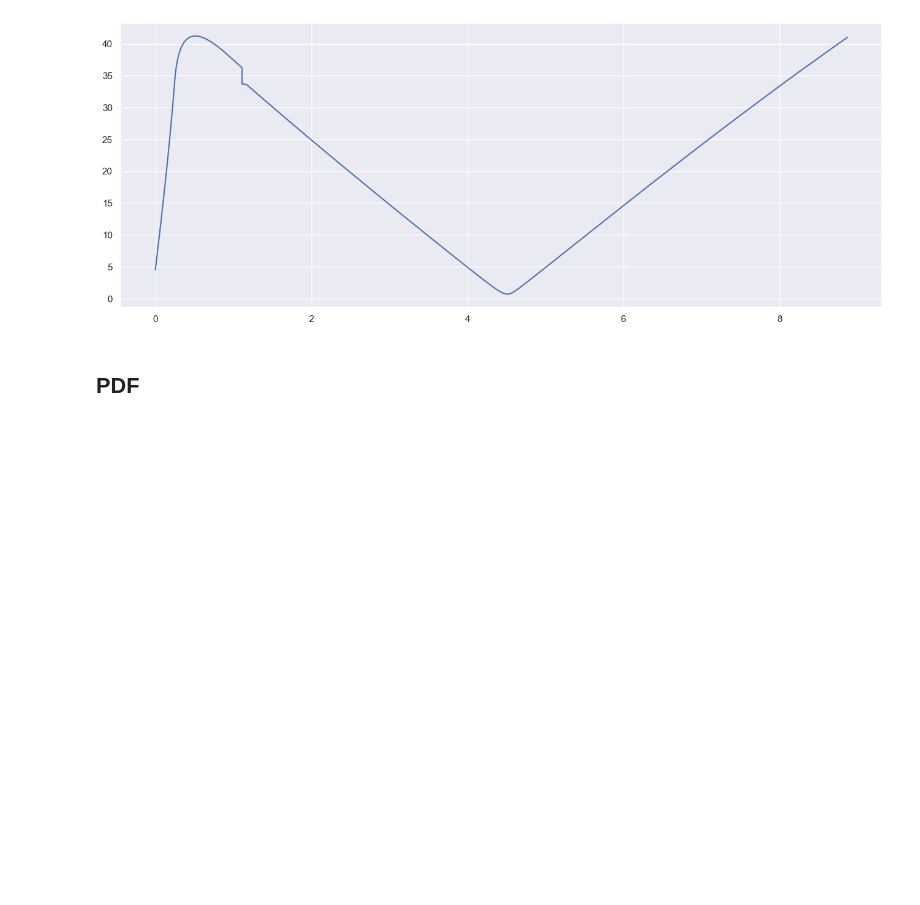
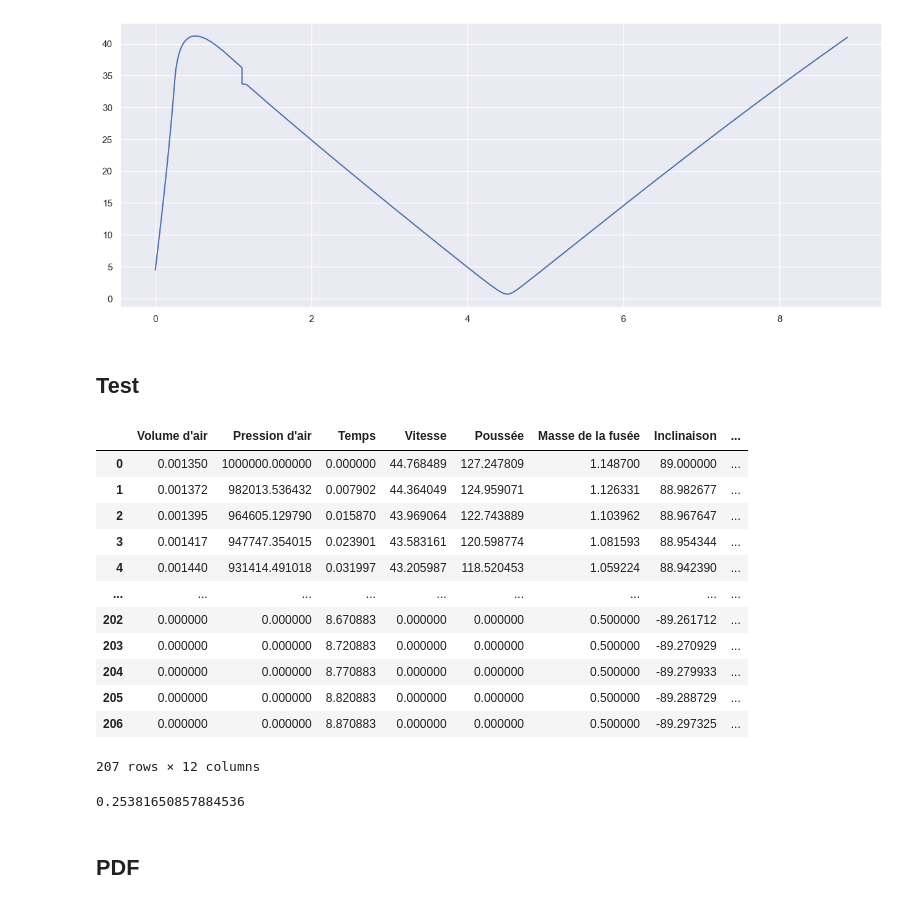
Before and after one commit to MohamedNennouche/Water-rocket-launch-simulator, a Jupyter notebook: draft.ipynb, the cells around one changed output. Cells and saved outputs as stored; diff of their text form; code cells hidden in the pictures; blank space fills up the shorter version.

```diff
--- a/draft.ipynb
+++ b/draft.ipynb
@@ -339,3 +339,26 @@ plt.plot(calcul_reel["Temps"],calcul_reel["Vitesse de la fusée"])
 plt.show()
 # %% [output]
 [figure]
+# %% [markdown]
+## Test
+# %%
+tableau_complet_vrai = tableau_complet[tableau_complet["y(t)"]>=0]
+tableau_complet_vrai
+# %% [output]
+|  | Volume d'air | Pression d'air | Temps | Vitesse | Poussée | Masse de la fusée | Inclinaison | ... |
+| 0 | 0.001350 | 1000000.000000 | 0.000000 | 44.768489 | 127.247809 | 1.148700 | 89.000000 | ... |
+| 1 | 0.001372 | 982013.536432 | 0.007902 | 44.364049 | 124.959071 | 1.126331 | 88.982677 | ... |
+| 2 | 0.001395 | 964605.129790 | 0.015870 | 43.969064 | 122.743889 | 1.103962 | 88.967647 | ... |
+| 3 | 0.001417 | 947747.354015 | 0.023901 | 43.583161 | 120.598774 | 1.081593 | 88.954344 | ... |
+| 4 | 0.001440 | 931414.491018 | 0.031997 | 43.205987 | 118.520453 | 1.059224 | 88.942390 | ... |
+| ... | ... | ... | ... | ... | ... | ... | ... | ... |
+| 202 | 0.000000 | 0.000000 | 8.670883 | 0.000000 | 0.000000 | 0.500000 | -89.261712 | ... |
+| 203 | 0.000000 | 0.000000 | 8.720883 | 0.000000 | 0.000000 | 0.500000 | -89.270929 | ... |
+| 204 | 0.000000 | 0.000000 | 8.770883 | 0.000000 | 0.000000 | 0.500000 | -89.279933 | ... |
+| 205 | 0.000000 | 0.000000 | 8.820883 | 0.000000 | 0.000000 | 0.500000 | -89.288729 | ... |
+| 206 | 0.000000 | 0.000000 | 8.870883 | 0.000000 | 0.000000 | 0.500000 | -89.297325 | ... |
+207 rows × 12 columns
+# %%
+tableau_complet_vrai["Temps"].loc[29]
+# %% [output]
+0.25381650857884536
```
Also changed, not shown: parts of 11 cells of this notebook, 2 other files.
